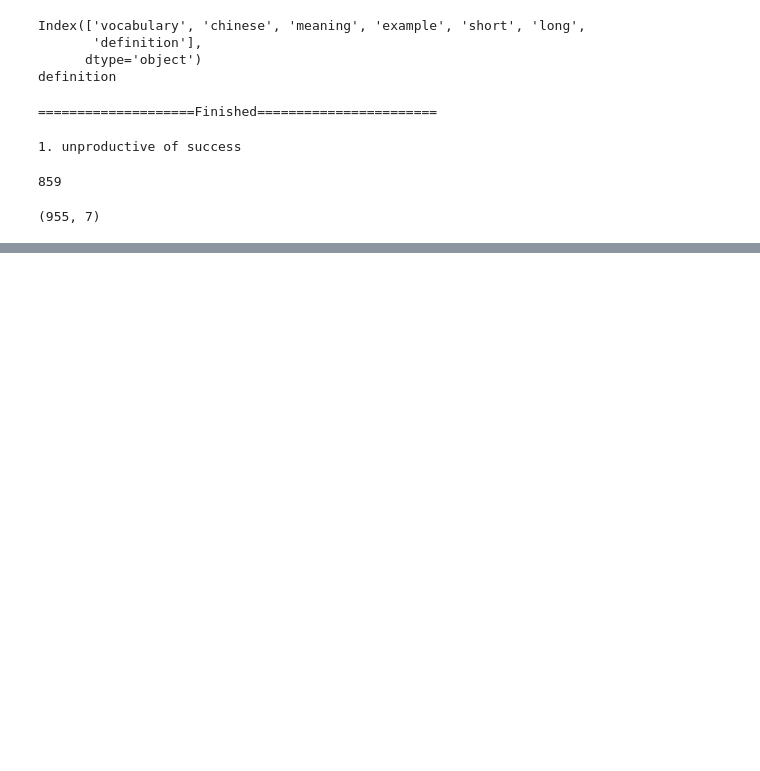
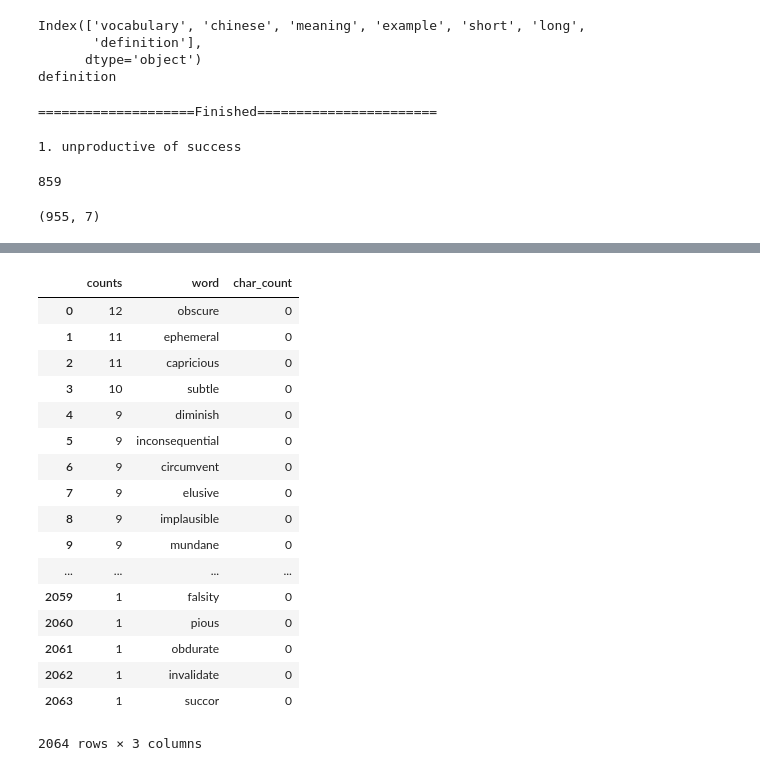
Before and after one commit to CharryWu/GreVocab, a Jupyter notebook: fetch.ipynb, the cells around one changed output, grey strips where cells are left out. Drawn from its saved outputs; the diff is of its cells as text; code cells hidden in the pictures; blank space fills up the shorter version.

```diff
--- a/fetch.ipynb
+++ b/fetch.ipynb
@@ -150,0 +213,2 @@ vocab.shape
+# %%
+words=original['单词'].dropna()
@@ -150,0 +229,2 @@ vocab.shape
+# %%
+d = {'word':words.value_counts().index,'counts':words.value_counts()}
@@ -150,0 +267,21 @@ vocab.shape
+# %%
+df.assign(char_count=0)
+# %% [output]
+|  | counts | word | char_count |
+| 0 | 12 | obscure | 0 |
+| 1 | 11 | ephemeral | 0 |
+| 2 | 11 | capricious | 0 |
+| 3 | 10 | subtle | 0 |
+| 4 | 9 | diminish | 0 |
+| 5 | 9 | inconsequential | 0 |
+| 6 | 9 | circumvent | 0 |
+| 7 | 9 | elusive | 0 |
+| 8 | 9 | implausible | 0 |
+| 9 | 9 | mundane | 0 |
+| ... | ... | ... | ... |
+| 2059 | 1 | falsity | 0 |
+| 2060 | 1 | pious | 0 |
+| 2061 | 1 | obdurate | 0 |
+| 2062 | 1 | invalidate | 0 |
+| 2063 | 1 | succor | 0 |
+2064 rows × 3 columns
```
Also changed, not shown: parts of 23 cells of this notebook, 6 other files.
